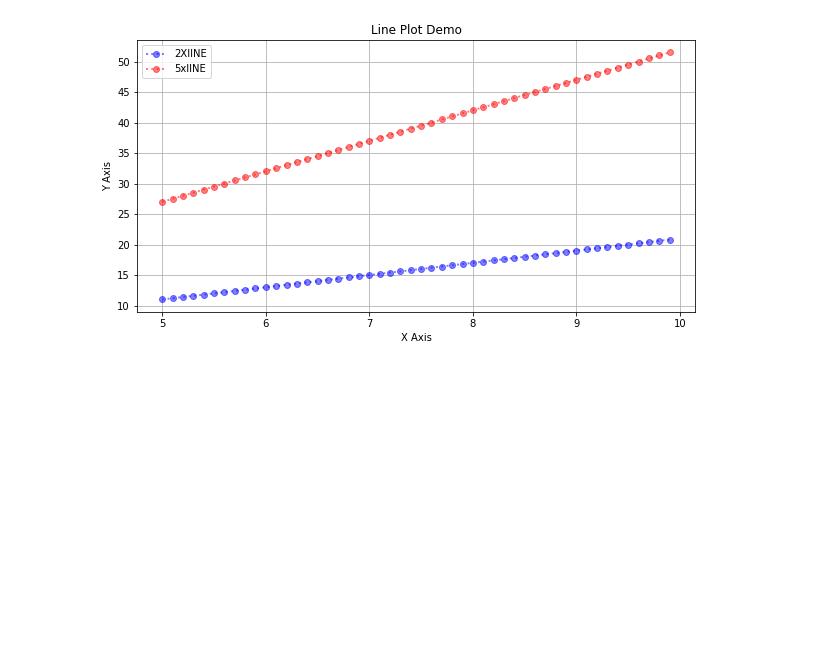
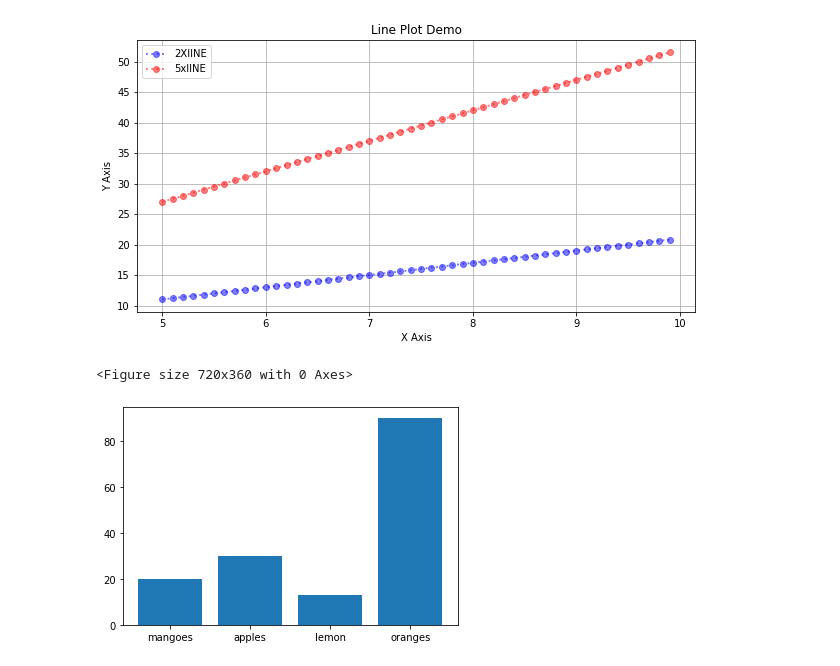
Before and after one commit to joseph1506/data-science-python, a Jupyter notebook: matplotlib.ipynb, the cells around one changed output. Saved outputs shown, nothing was run; the diff lists cells and outputs as text; code cells hidden in the pictures; blank space fills up the shorter version.

```diff
--- a/matplotlib.ipynb
+++ b/matplotlib.ipynb
@@ -20,3 +20,17 @@ plt.grid(True)
 plt.show()
 # %% [output]
 [figure]
+# %%
+data ={"mangoes":20,"apples":30,"lemon":13,"oranges":90}
+# %%
+names = list(data.keys())
+values = list(data.values())
+# %%
+fig=plt.figure(figsize=(10,5))
+# %% [output]
+<Figure size 720x360 with 0 Axes>
+# %%
+plt.bar(names,values)
+plt.show()
+# %% [output]
+[figure, added]
```
Also changed, not shown: parts of 4 cells of this notebook, 4 other files.
